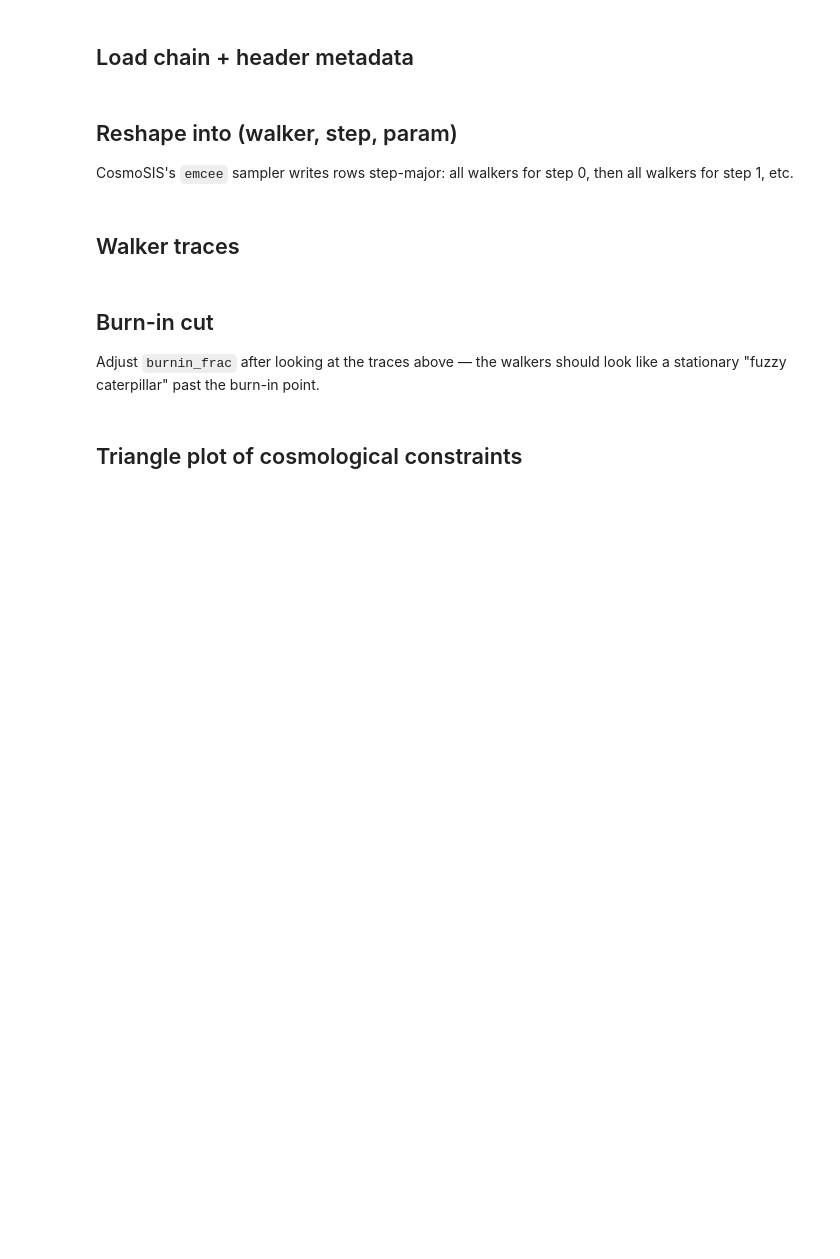
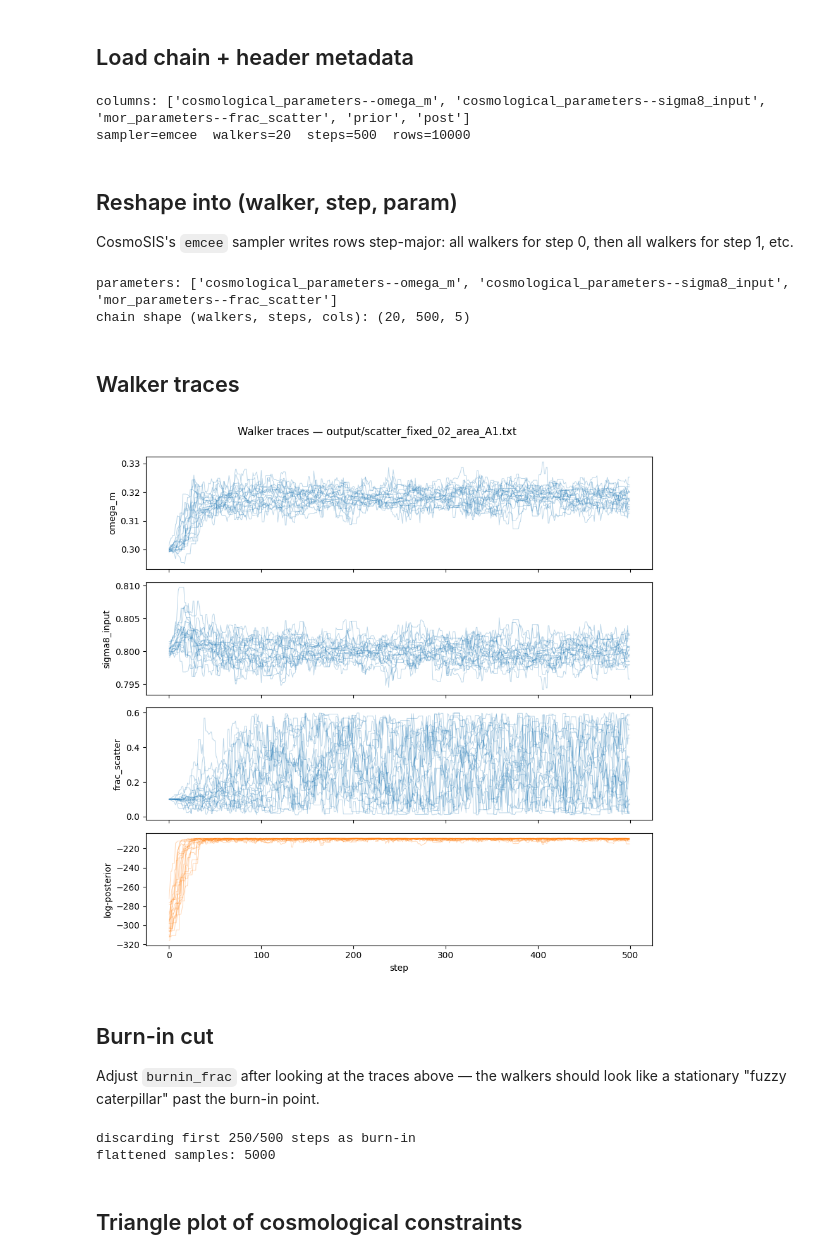
Before and after one commit to xtang126/hmf-mor-forecast, a Jupyter notebook: notebooks/v1_chains_contours.ipynb, the cells around one changed output. Drawn from its saved outputs; the diff is of its cells as text; code cells hidden in the pictures; blank space fills up the shorter version.

```diff
--- a/notebooks/v1_chains_contours.ipynb
+++ b/notebooks/v1_chains_contours.ipynb
@@ -15,7 +15,7 @@ from getdist import MCSamples, plots
 # must come after importing getdist.plots, which resets the mpl backend
 %matplotlib inline
 
-CHAIN_FILE = Path("../output/scatter_free_v1.txt")
+CHAIN_FILE = Path("../output/scatter_fixed_02_area_A1.txt")
 # %% [markdown]
 ## Load chain + header metadata
 # %%
@@ -52,6 +52,9 @@ nsteps = data.shape[0] // nwalkers
 sampler_name = meta.get("sampler")
 print(f"columns: {columns}")
 print(f"sampler={sampler_name}  walkers={nwalkers}  steps={nsteps}  rows={data.shape[0]}")
+# %% [output]
+columns: ['cosmological_parameters--omega_m', 'cosmological_parameters--sigma8_input', 'mor_parameters--frac_scatter', 'prior', 'post']
+sampler=emcee  walkers=20  steps=500  rows=10000
 # %% [markdown]
 ## Reshape into (walker, step, param)
 
@@ -66,26 +69,31 @@ log_post = chain[:, :, columns.index("post")]
 
 print(f"parameters: {param_names}")
 print(f"chain shape (walkers, steps, cols): {chain.shape}")
+# %% [output]
+parameters: ['cosmological_parameters--omega_m', 'cosmological_parameters--sigma8_input', 'mor_parameters--frac_scatter']
+chain shape (walkers, steps, cols): (20, 500, 5)
 # %% [markdown]
 ## Walker traces
 # %%
 fig, axes = plt.subplots(len(param_names) + 1, 1, figsize=(9, 2.2 * (len(param_names) + 1)), sharex=True)
 
 for i, name in enumerate(param_names):
     ax = axes[i]
     for w in range(nwalkers):
         ax.plot(chain[w, :, param_idx[i]], color="C0", alpha=0.3, lw=0.7)
     ax.set_ylabel(name.split("--")[-1])
 
 ax = axes[-1]
 for w in range(nwalkers):
     ax.plot(log_post[w], color="C1", alpha=0.3, lw=0.7)
 ax.set_ylabel("log-posterior")
 ax.set_xlabel("step")
 
-fig.suptitle("Walker traces — output/v1.txt", y=1.0)
+fig.suptitle("Walker traces — output/scatter_fixed_02_area_A1.txt", y=1.0)
 fig.tight_layout()
 plt.show()
+# %% [output]
+[figure, added]
 # %% [markdown]
 ## Burn-in cut
 
@@ -101,6 +109,9 @@ flat_post = flat_samples[:, columns.index("post")]
 
 print(f"discarding first {burnin_steps}/{nsteps} steps as burn-in")
 print(f"flattened samples: {flat_params.shape[0]}")
+# %% [output]
+discarding first 250/500 steps as burn-in
+flattened samples: 5000
 # %% [markdown]
 ## Triangle plot of cosmological constraints
 # %%
```
Also changed, not shown: parts of 7 cells of this notebook, 4 other files.
